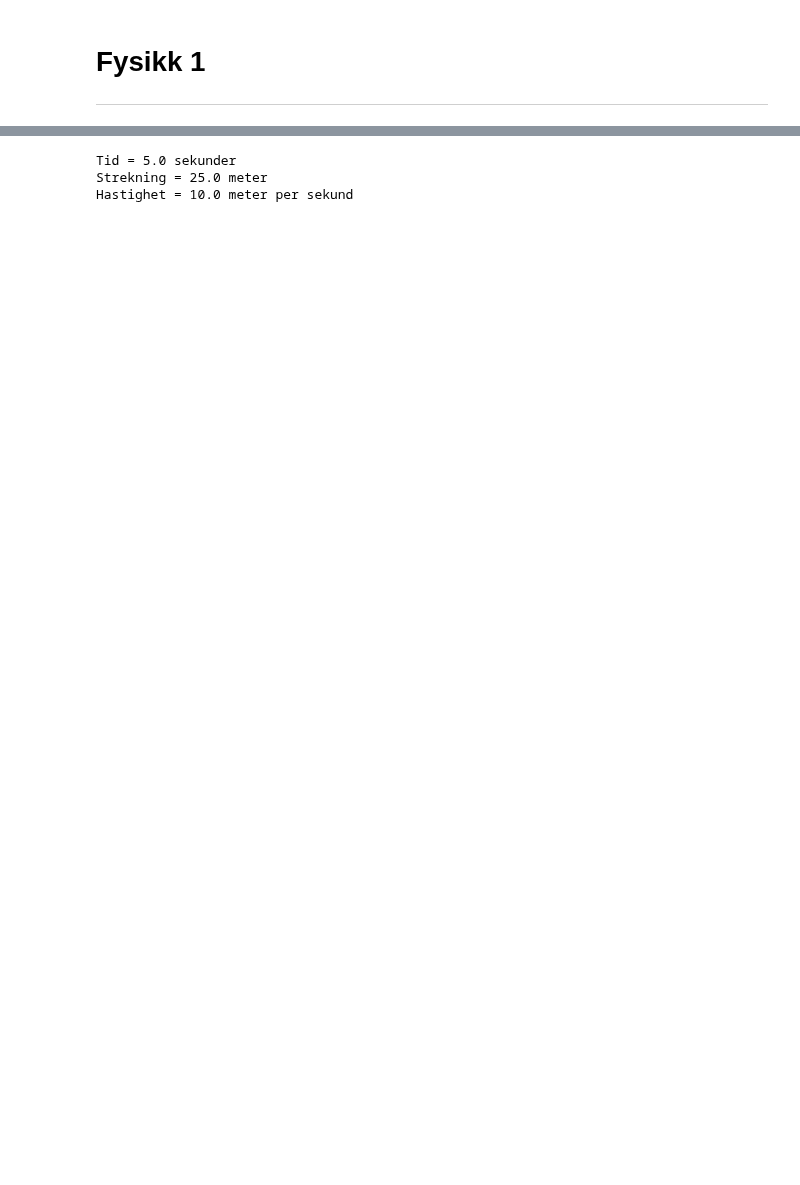
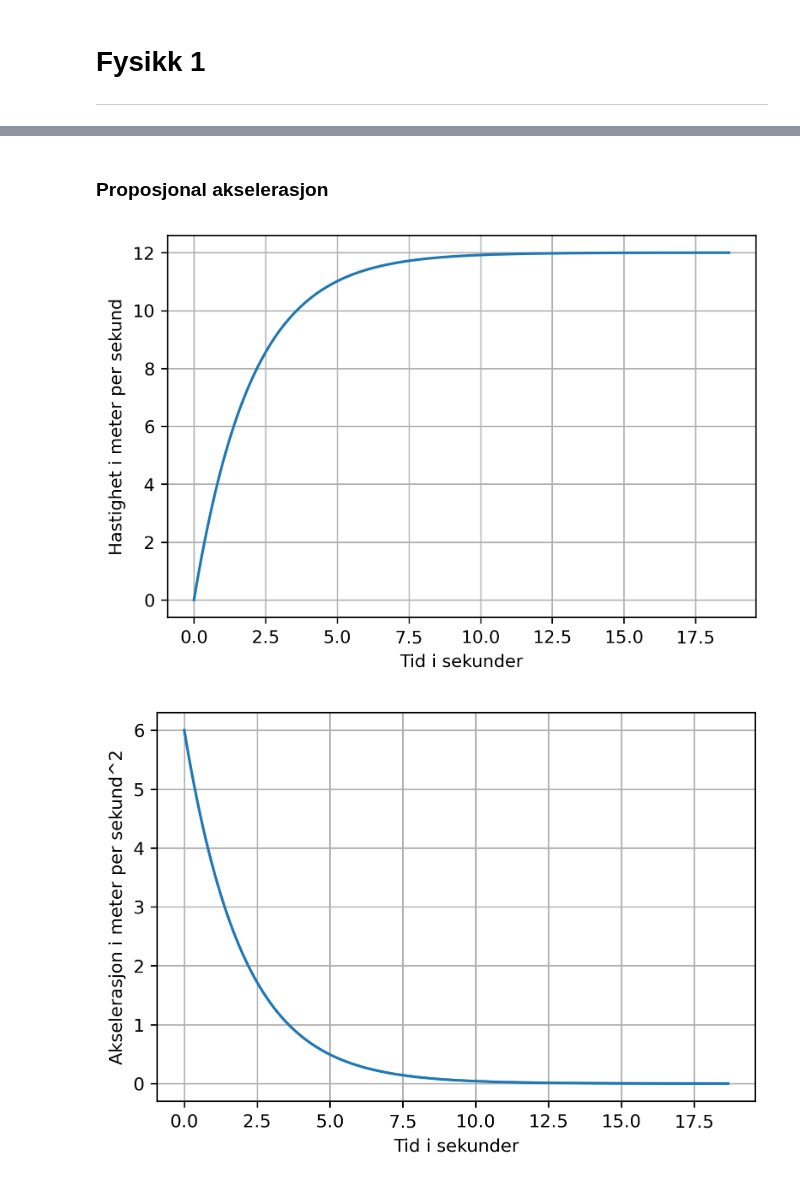
Before and after one commit to christoffer-s/notebooks, a Jupyter notebook: Fysikk.ipynb, the cells around one changed output, grey strips where cells are left out. Cells and saved outputs as stored; diff of their text form; code cells hidden in the pictures; blank space fills up the shorter version.

```diff
--- a/Fysikk.ipynb
+++ b/Fysikk.ipynb
@@ -25,14 +35,12 @@ print(f'Tid = {round(t, 4)} sekunder \nStrekning = {round(s, 4)} meter \nHastigh
 # %%
 # med graf
-
-from matplotlib import pyplot as plt
 
 s = 0
 v = 0
 a = 2
 t = 0
 ts = 5
-dt = 0.0001
+dt = 0.00001
 s_val = [s]
 t_val = [t]
 v_val = [v]
@@ -45,7 +53,7 @@ while t < ts:
     s_val.append(s)
     v_val.append(v)
 
-print(f'Tid = {round(t, 4)} sekunder \nStrekning = {round(s, 4)} meter \nHastighet = {round(v, 4)} meter per sekund\n')
+print(f'Tid = {round(t, 3)} sekunder \nStrekning = {round(s, 3)} meter \nHastighet = {round(v, 3)} meter per sekund\n')
 
 plt.grid()
 plt.plot(t_val, s_val)
@@ -64,21 +72,53 @@ Strekning = 25.0005 meter
 Hastighet = 10.0 meter per sekund
 [figure]
 [figure]
-# %%
-v = 0
-s = 0
-t = 0
-a = 2
-dt = 0.000001
-ts = 5
-
-while t < ts:
-    v += a*dt   # ny hastighet
-    s += v*dt   # ny posisjon
-    t += dt     # ny tid
-
-print(f'Tid = {round(t, 4)} sekunder \nStrekning = {round(s, 4)} meter \nHastighet = {round(v, 4)} meter per sekund\n')
-# %% [output]
-Tid = 5.0 sekunder
-Strekning = 25.0 meter
-Hastighet = 10.0 meter per sekund
+# %% [markdown]
+### Proposjonal akselerasjon
+# %%
+def a(v):
+    return -0.5*v + 6
+
+s = 0
+v = 0
+t = 0
+ss = 200
+dt = 0.0001
+
+t_val = [t]
+v_val = [v]
+s_val = [s]
+a_val = [a(v)]
+
+
+while s < ss:
+    v += a(v)*dt
+    s += v*dt
+    t += dt
+
+    t_val.append(t)
+    v_val.append(v)
+    a_val.append(a(v))
+    s_val.append(s)
+
+# print(f'Tid = {round(t, 4)} sekunder \nStrekning = {round(s, 4)} meter \nHastighet = {round(v, 4)} meter per sekund \nAkselerasjon = {round(a, 4)} meter per sekund^2')
+
+plt.grid()
+plt.plot(t_val, v_val)
+plt.xlabel("Tid i sekunder")
+plt.ylabel("Hastighet i meter per sekund")
+plt.show()
+
+plt.grid()
+plt.plot(t_val, a_val)
+plt.xlabel("Tid i sekunder")
+plt.ylabel("Akselerasjon i meter per sekund^2")
+plt.show()
+
+plt.grid()
+plt.plot(t_val, s_val)
+plt.xlabel("Tid i sekunder")
+plt.ylabel("Strekning i meter")
+plt.show()
+# %% [output]
+[figure, added]
+[figure, added]
```
Also changed, not shown: parts of 6 cells of this notebook, 2 other files.
